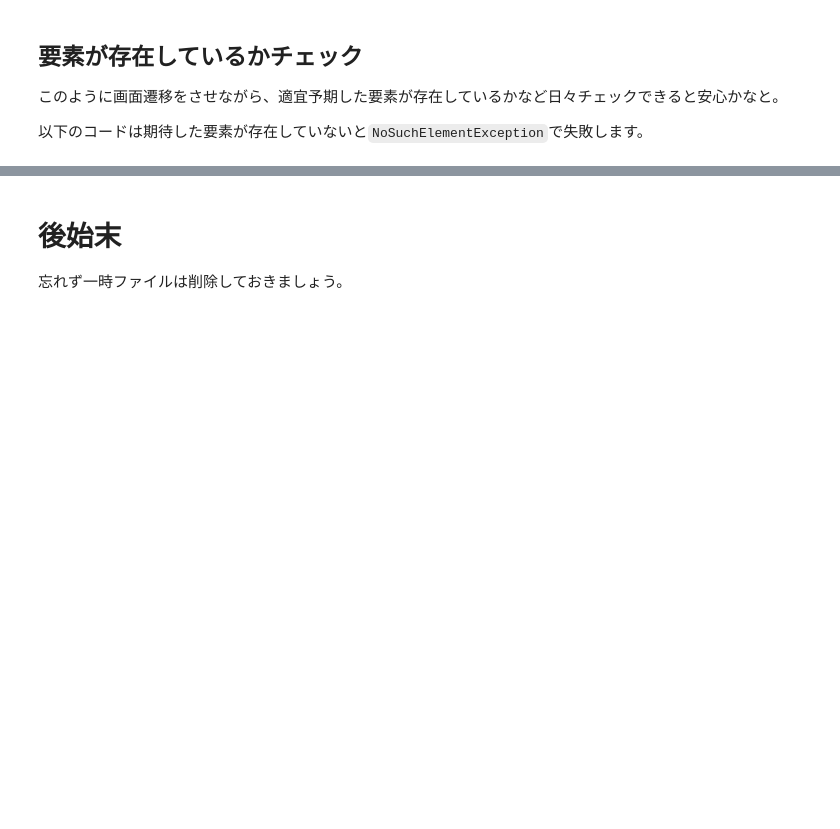
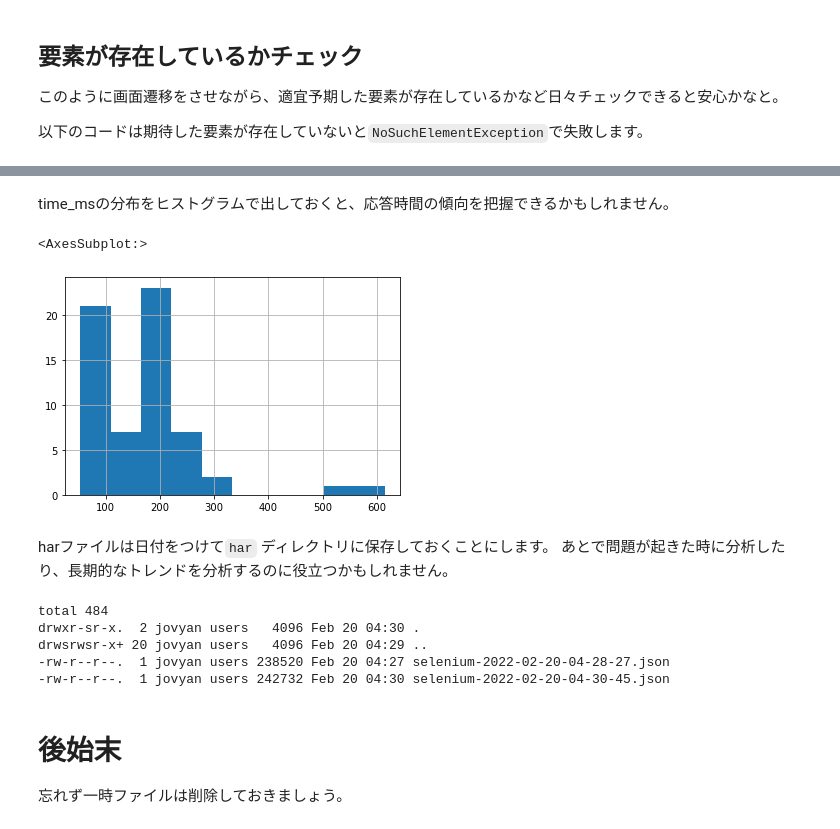
Before and after one commit to yacchin1205/jupyter-with-jenkins, a Jupyter notebook: Using Selenium.ipynb, the cells around one changed output, grey strips where cells are left out. Saved outputs shown, nothing was run; the diff lists cells and outputs as text; code cells hidden in the pictures; blank space fills up the shorter version.

```diff
--- a/Using Selenium.ipynb
+++ b/Using Selenium.ipynb
@@ -89,0 +106,23 @@ driver.find_element_by_xpath('//a[text() = "jupyter_notebook_config.py"]')
+# %%
+import requests
+import json
+
+# DriverからPerfomance Logを取得し、これをHARとして整形する
+# 参考: https://stackoverflow.com/questions/18075645/export-har-using-chromedriver
+def get_perf_entry_logs(driver):
+    r = []
+    for log in driver.get_log('performance'):
+        r.append(json.loads(log['message'])['message'])
+    return r
+
+def load_har(driver):
+    r = requests.get('https://cdn.jsdelivr.net/gh/Ankit3794/chrome_har_js@master/chromePerfLogsHAR.js')
+    r.encoding = r.apparent_encoding
+    perf_logs_har_script = r.text
+
+    driver.execute_script(perf_logs_har_script);
+    har_body = driver.execute_script("return module.getHarFromMessages(arguments[0])", json.dumps(get_perf_entry_logs(driver)))
+    return json.loads(har_body)
+
+har_data = load_har(driver)
+har_data
@@ -89,0 +149,5 @@ driver.find_element_by_xpath('//a[text() = "jupyter_notebook_config.py"]')
+# %%
+import pandas as pd
+
+perf_df = pd.DataFrame([(e['request']['url'], e['time']) for e in har_data['log']['entries']], columns=['URL', 'time_ms'])
+perf_df
@@ -90,3 +168,30 @@ driver.find_element_by_xpath('//a[text() = "jupyter_notebook_config.py"]')
+# %% [markdown]
+time_msの分布をヒストグラムで出しておくと、応答時間の傾向を把握できるかもしれません。
+# %%
+perf_df['time_ms'].hist()
+# %% [output]
+<AxesSubplot:>
+[figure, added]
+# %% [markdown]
+harファイルは日付をつけて`har` ディレクトリに保存しておくことにします。
+あとで問題が起きた時に分析したり、長期的なトレンドを分析するのに役立つかもしれません。
+# %%
+from datetime import datetime
+
+har_files_path = './har'
+!mkdir -p {har_files_path}
+
+# ファイル名はyyyymmddhhmmssとする - 環境のTimezoneに注意
+filename = 'selenium-' + datetime.now().strftime('%Y-%m-%d-%H-%M-%S')
+with open(os.path.join(har_files_path, f'{filename}.json'), 'w') as f:
+    f.write(json.dumps(har_data))
+!ls -la {har_files_path}
+# %% [output]
+total 484
+drwxr-sr-x.  2 jovyan users   4096 Feb 20 04:30 .
+drwsrwsr-x+ 20 jovyan users   4096 Feb 20 04:29 ..
+-rw-r--r--.  1 jovyan users 238520 Feb 20 04:27 selenium-2022-02-20-04-28-27.json
+-rw-r--r--.  1 jovyan users 242732 Feb 20 04:30 selenium-2022-02-20-04-30-45.json
 # %% [markdown]
 # 後始末
 
```
Also changed, not shown: parts of 13 cells of this notebook.
